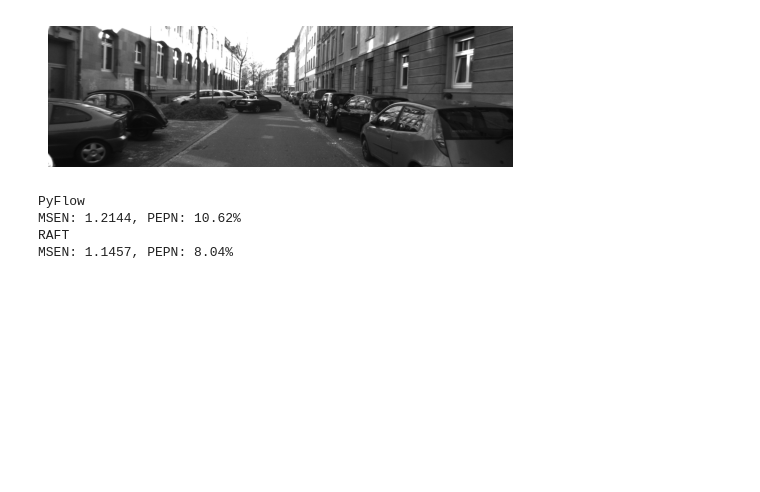
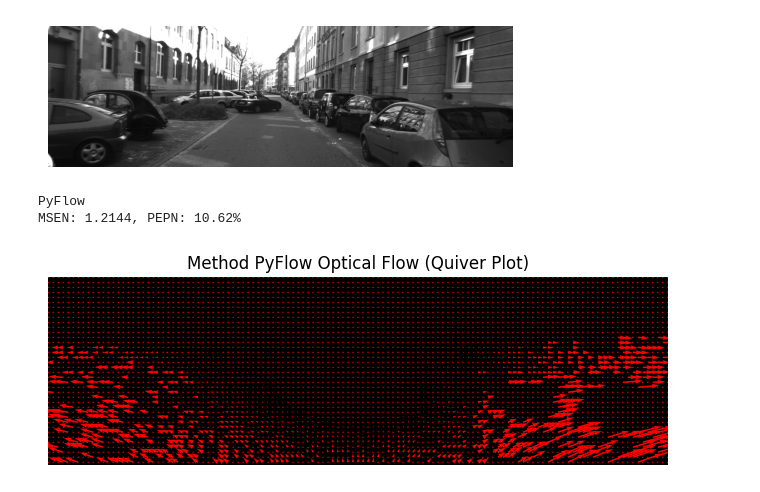
Before and after one commit to mcv-m6-video/mcv-c6-2025-team5, a Jupyter notebook: Week3/dataset_flow/tester.ipynb, the cells around one changed output. Drawn from its saved outputs; the diff is of its cells as text; code cells hidden in the pictures; blank space fills up the shorter version.

```diff
--- a/Week3/dataset_flow/tester.ipynb
+++ b/Week3/dataset_flow/tester.ipynb
@@ -199,6 +199,10 @@ def evaluate_optical_flow(gt_flow_path, est_flow_path, error_threshold=3.0):
     # Load estimated optical flow (H, W, 2) from .npy
     est_flow = np.load(est_flow_path)  # Shape: (H, W, 2)
     est_u, est_v = est_flow[..., 0], est_flow[..., 1]
+
+    est_u = np.ascontiguousarray(est_u.astype(np.float32))
+    est_v = np.ascontiguousarray(est_v.astype(np.float32))
+
 
     # Resize estimated flow to match ground truth size
     gt_h, gt_w = gt_u.shape
@@ -224,21 +228,18 @@ def evaluate_optical_flow(gt_flow_path, est_flow_path, error_threshold=3.0):
     PEPN = (erroneous_pixels / total_valid_pixels) * 100
 
     return {"MSEN": MSEN, "PEPN": PEPN}
-
-
-
-# Example Usage
-flow_path = "flow_oclusion/000045_10.png"
-
-print("PyFlow")
-metrics = evaluate_optical_flow(flow_path, "flow_pyflow.npy")
-print(f"MSEN: {metrics['MSEN']:.4f}, PEPN: {metrics['PEPN']:.2f}%")
-
-print("RAFT")
-metrics = evaluate_optical_flow(flow_path, "flow_raft.npy")
-print(f"MSEN: {metrics['MSEN']:.4f}, PEPN: {metrics['PEPN']:.2f}%")
-# %% [output]
-PyFlow
-MSEN: 1.2144, PEPN: 10.62%
-RAFT
-MSEN: 1.1457, PEPN: 8.04%
+# %%
+# Example Usage
+flow_path = "flow_oclusion/000045_10.png"
+
+print("PyFlow")
+metrics = evaluate_optical_flow(flow_path, "flow_pyflow.npy")
+print(f"MSEN: {metrics['MSEN']:.4f}, PEPN: {metrics['PEPN']:.2f}%")
+
+est_flow = np.load("flow_pyflow.npy")  # Shape: (H, W, 2)
+est_u, est_v = est_flow[..., 0], est_flow[..., 1]
+visualize_optical_flow_quiver(flow_u, flow_v, name="PyFlow")
+# %% [output]
+PyFlow
+MSEN: 1.2144, PEPN: 10.62%
+[figure, added]
```
Also changed, not shown: parts of 5 cells of this notebook, 6 other files.
